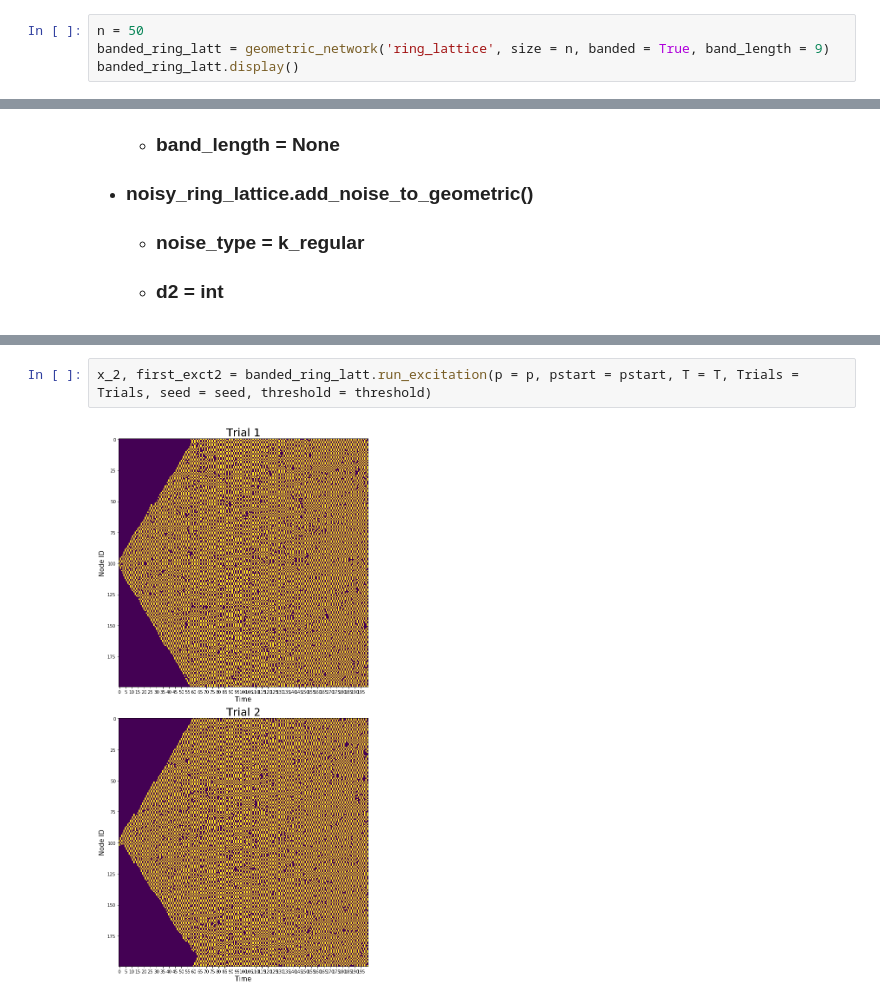
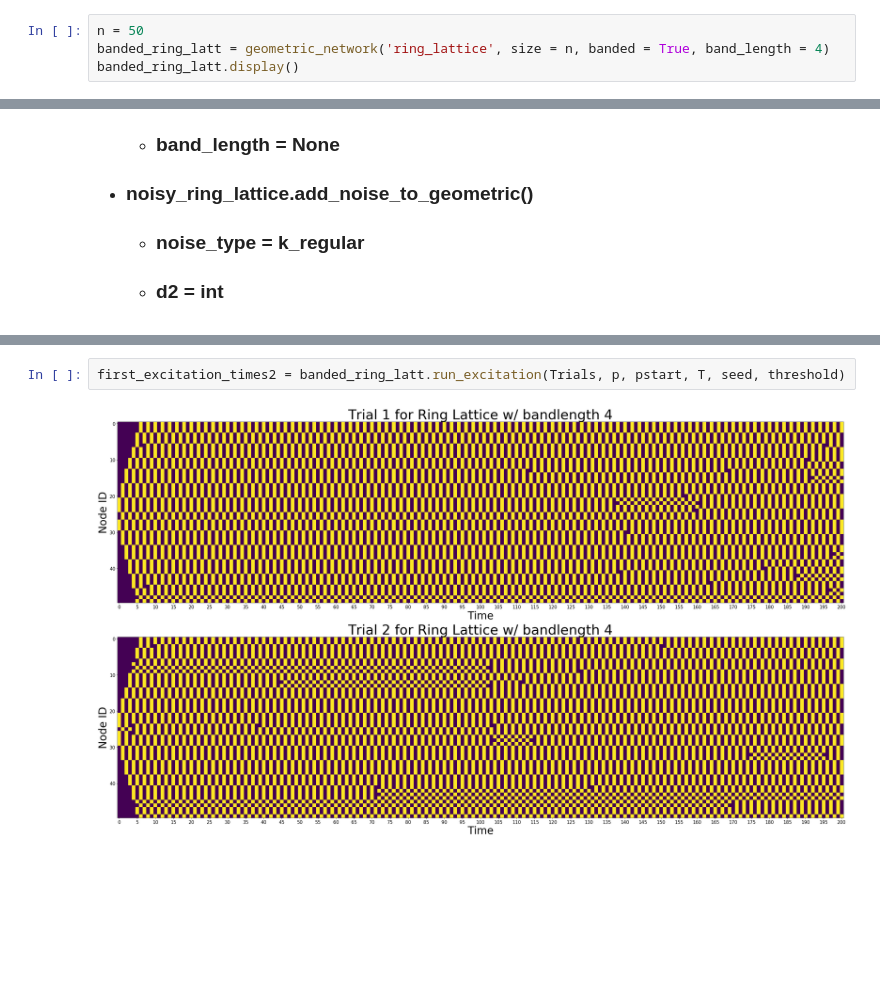
Before and after one commit to ulgenklc/Complex-Contagions, a Jupyter notebook: Excitations_python/geometric_network.ipynb, the cells around one changed output, grey strips where cells are left out. Drawn from its saved outputs; the diff is of its cells as text; blank space fills up the shorter version.

```diff
--- a/Excitations_python/geometric_network.ipynb
+++ b/Excitations_python/geometric_network.ipynb
@@ -275,6 +297,6 @@ ring_latt.display()
      * ### band_length = 2
 # %%
 n = 50
-banded_ring_latt = geometric_network('ring_lattice', size = n, banded = True, band_length = 9)
+banded_ring_latt = geometric_network('ring_lattice', size = n, banded = True, band_length = 4)
 banded_ring_latt.display()
 # %% [output]
@@ -324,5 +346,5 @@ x_1, first_exct = ring_latt.run_excitation(p = p, pstart = pstart, T = T, Trials
 # %%
-x_2, first_exct2 = banded_ring_latt.run_excitation(p = p, pstart = pstart, T = T, Trials = Trials, seed = seed, threshold = threshold)
+first_excitation_times2 = banded_ring_latt.run_excitation(Trials, p, pstart, T, seed, threshold)
 # %% [output]
-[figure, old version]
+[figure, new version]
 # %%
```
Also changed, not shown: parts of 16 cells of this notebook, 1 other file.
